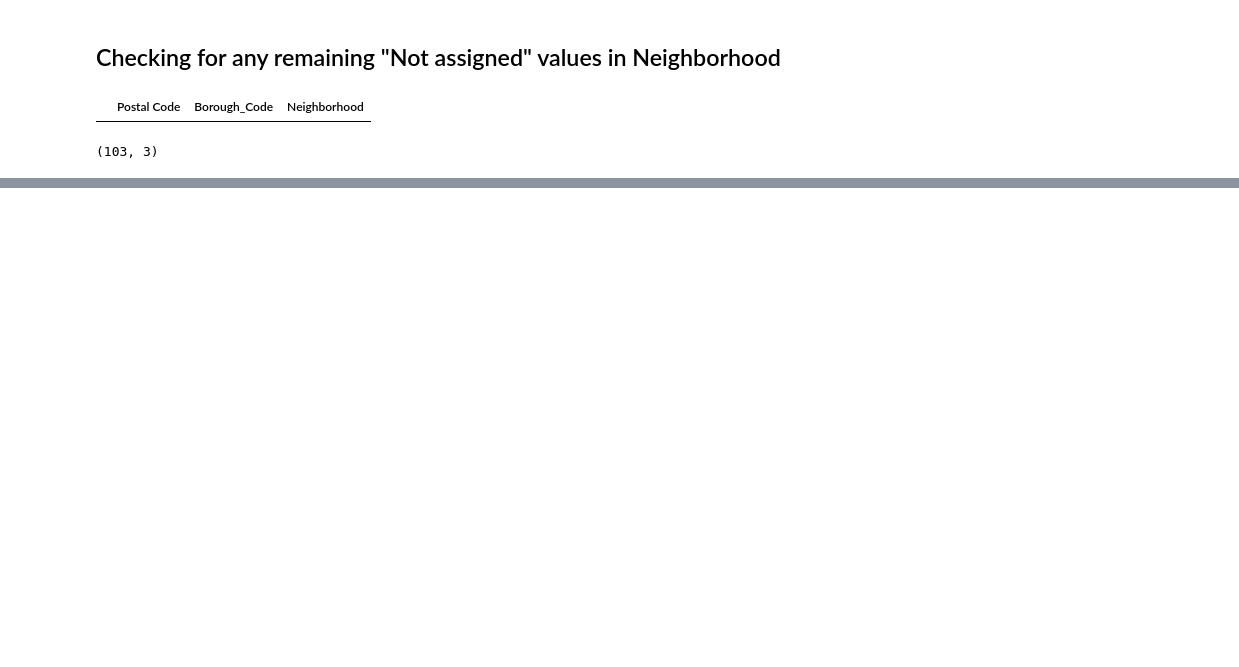
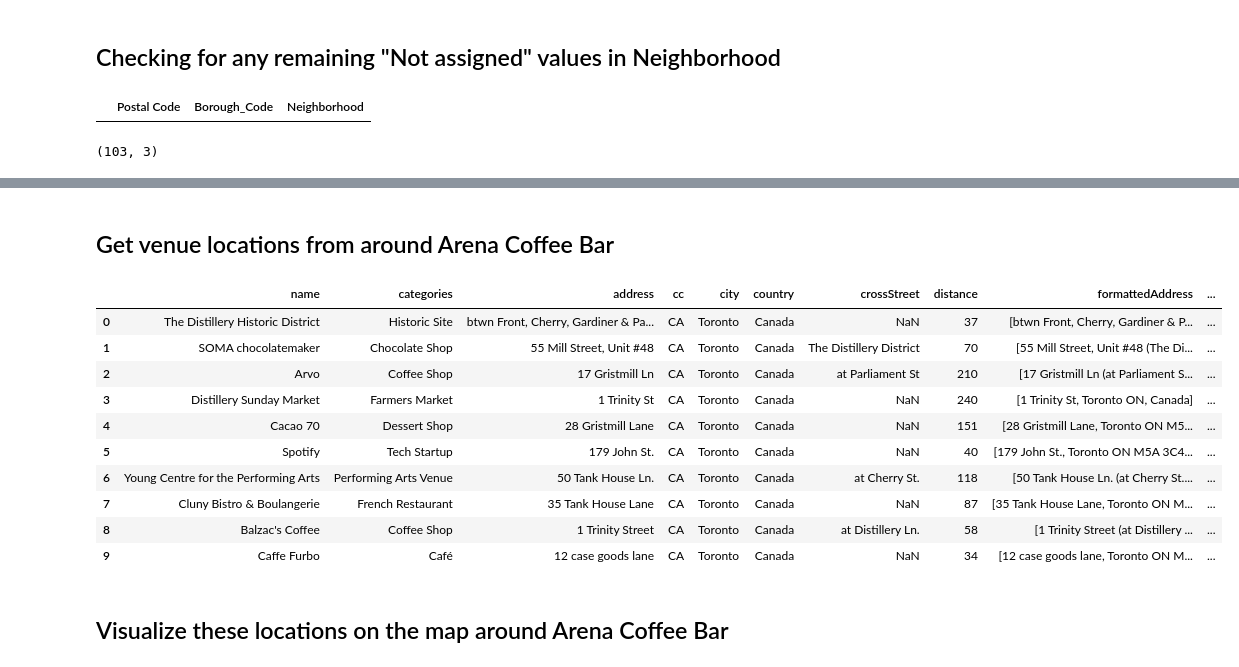
Before and after one commit to jrussellphd/IBM_capstone, a Jupyter notebook: Segmenting and Clustering Neighborhoods in Toronto.ipynb, the cells around one changed output, grey strips where cells are left out. Cells and saved outputs as stored; diff of their text form; code cells hidden in the pictures; blank space fills up the shorter version.

```diff
--- a/Segmenting and Clustering Neighborhoods in Toronto.ipynb
+++ b/Segmenting and Clustering Neighborhoods in Toronto.ipynb
@@ -135,0 +581,16 @@ df.shape
+# %%
+tips = results['response']['tips']['items']
+
+tip = results['response']['tips']['items'][0]
+tip.keys()
+
+pd.set_option('display.max_colwidth', -1)
+
+tips_df = json_normalize(tips) # json normalize tips
+
+# columns to keep
+filtered_columns = ['text', 'agreeCount', 'disagreeCount', 'id', 'user.firstName', 'user.lastName', 'user.id']
+tips_filtered = tips_df.loc[:, filtered_columns]
+
+# display tips
+tips_filtered
@@ -135,0 +663,12 @@ df.shape
+# %%
+latitude = 43.650280
+longitude = -79.358860
+url = 'https://api.foursquare.com/v2/venues/explore?&client_id={}&client_secret={}&v={}&ll={},{}&radius={}&limit={}'.format(
+    CLIENT_ID,
+    CLIENT_SECRET,
+    VERSION,
+    latitude,
+    longitude,
+    radius,
+    LIMIT)
+results = requests.get(url).json()
@@ -135,0 +680,3 @@ df.shape
+# %%
+items = results['response']['groups'][0]['items']
+items[0]
@@ -135,0 +701,30 @@ df.shape
+# %% [markdown]
+## Get venue locations from around Arena Coffee Bar
+# %%
+dataframe = json_normalize(items) # flatten JSON
+
+# filter columns
+filtered_columns = ['venue.name', 'venue.categories'] + [col for col in dataframe.columns if col.startswith('venue.location.')] + ['venue.id']
+dataframe_filtered = dataframe.loc[:, filtered_columns]
+
+# filter the category for each row
+dataframe_filtered['venue.categories'] = dataframe_filtered.apply(get_category_type, axis=1)
+
+# clean columns
+dataframe_filtered.columns = [col.split('.')[-1] for col in dataframe_filtered.columns]
+
+dataframe_filtered.head(10)
+# %% [output]
+|  | name | categories | address | cc | city | country | crossStreet | distance | formattedAddress | ... |
+| 0 | The Distillery Historic District | Historic Site | btwn Front, Cherry, Gardiner & Pa... | CA | Toronto | Canada | NaN | 37 | [btwn Front, Cherry, Gardiner & P... | ... |
+| 1 | SOMA chocolatemaker | Chocolate Shop | 55 Mill Street, Unit #48 | CA | Toronto | Canada | The Distillery District | 70 | [55 Mill Street, Unit #48 (The Di... | ... |
+| 2 | Arvo | Coffee Shop | 17 Gristmill Ln | CA | Toronto | Canada | at Parliament St | 210 | [17 Gristmill Ln (at Parliament S... | ... |
+| 3 | Distillery Sunday Market | Farmers Market | 1 Trinity St | CA | Toronto | Canada | NaN | 240 | [1 Trinity St, Toronto ON, Canada] | ... |
+| 4 | Cacao 70 | Dessert Shop | 28 Gristmill Lane | CA | Toronto | Canada | NaN | 151 | [28 Gristmill Lane, Toronto ON M5... | ... |
+| 5 | Spotify | Tech Startup | 179 John St. | CA | Toronto | Canada | NaN | 40 | [179 John St., Toronto ON M5A 3C4... | ... |
+| 6 | Young Centre for the Performing Arts | Performing Arts Venue | 50 Tank House Ln. | CA | Toronto | Canada | at Cherry St. | 118 | [50 Tank House Ln. (at Cherry St.... | ... |
+| 7 | Cluny Bistro & Boulangerie | French Restaurant | 35 Tank House Lane | CA | Toronto | Canada | NaN | 87 | [35 Tank House Lane, Toronto ON M... | ... |
+| 8 | Balzac's Coffee | Coffee Shop | 1 Trinity Street | CA | Toronto | Canada | at Distillery Ln. | 58 | [1 Trinity Street (at Distillery ... | ... |
+| 9 | Caffe Furbo | Café | 12 case goods lane | CA | Toronto | Canada | NaN | 34 | [12 case goods lane, Toronto ON M... | ... |
+# %% [markdown]
+## Visualize these locations on the map around Arena Coffee Bar
```
Also changed, not shown: parts of 69 cells of this notebook.
